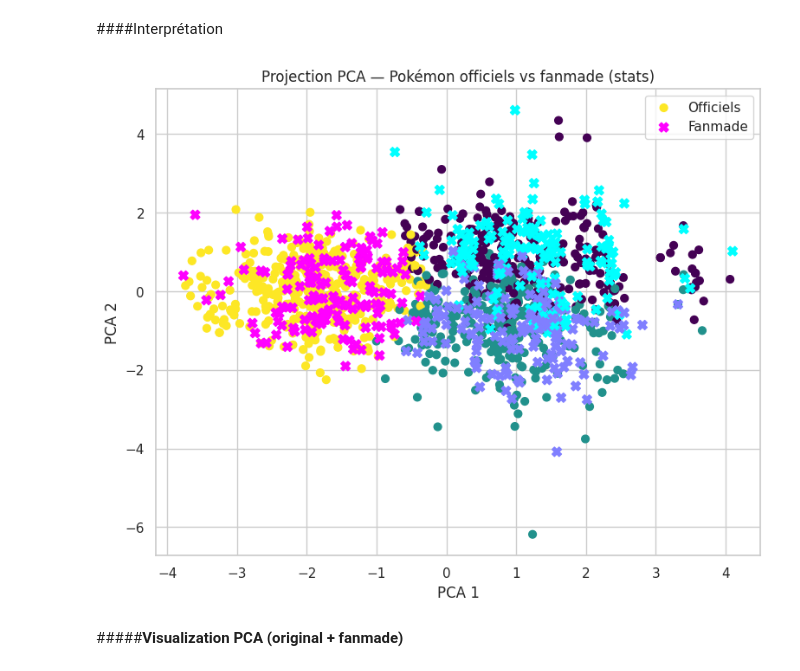
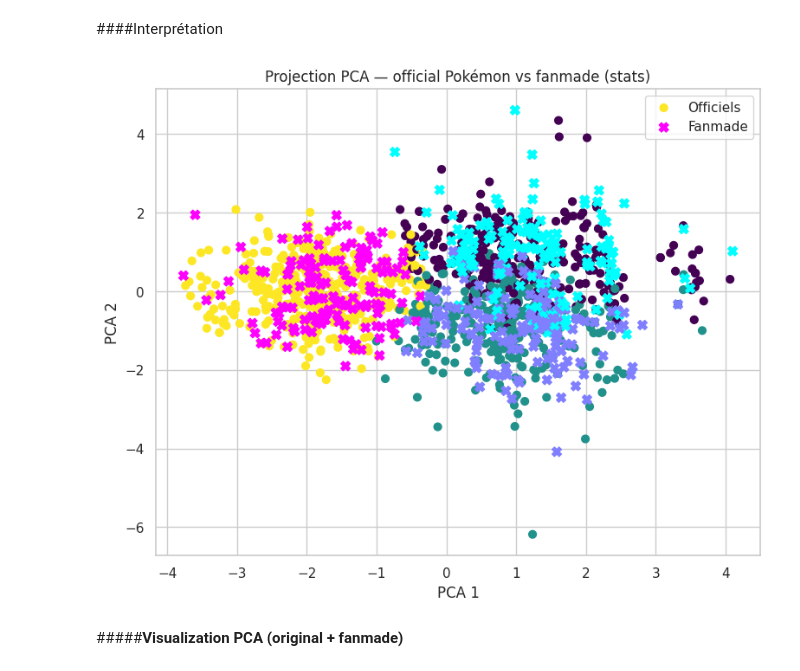
Before and after one commit to NathanaelLUCETTE/projet_ML, a Jupyter notebook: pokemon_clustering_project.ipynb, the cells around one changed output. Saved outputs shown, nothing was run; the diff lists cells and outputs as text; code cells hidden in the pictures.

```diff
--- a/pokemon_clustering_project.ipynb
+++ b/pokemon_clustering_project.ipynb
@@ -765,34 +767,34 @@ Their stat design does not follow the patterns of the official generations, so t
 # %%
 from sklearn.decomposition import PCA
 import matplotlib.pyplot as plt
 import numpy as np
 
-# PCA sur l'ensemble (officiel + fanmade)
+# PCA on the whole (official + fanmade)
 combined = np.vstack([df_stats_scaled, new_stats_scaled])
 pca = PCA(n_components=2)
 combined_pca = pca.fit_transform(combined)
 
-# Séparation des deux groupes
+# Separation of the two groups
 n_official = df_stats_scaled.shape[0]
 official_pca = combined_pca[:n_official]
 fanmade_pca = combined_pca[n_official:]
 
-# Prédictions
+# Prediction
 official_labels = k_means_stats_3.labels_
 fanmade_labels = new_labels
 
 plt.figure(figsize=(9,7))
 plt.scatter(official_pca[:,0], official_pca[:,1], c=official_labels, cmap="viridis", s=40, label="Officiels")
 plt.scatter(fanmade_pca[:,0], fanmade_pca[:,1], c=fanmade_labels, cmap="cool", s=60, marker="X", label="Fanmade")
 
-plt.title("Projection PCA — Pokémon officiels vs fanmade (stats)")
+plt.title("Projection PCA — official Pokémon vs fanmade (stats)")
 plt.xlabel("PCA 1")
 plt.ylabel("PCA 2")
 plt.legend()
 plt.grid(True)
 plt.show()
 # %% [output]
-[figure, old version]
+[figure, new version]
 # %% [markdown]
 #####**Visualization PCA (original + fanmade)**
 # %% [markdown]
```
Also changed, not shown: parts of 11 cells of this notebook.
